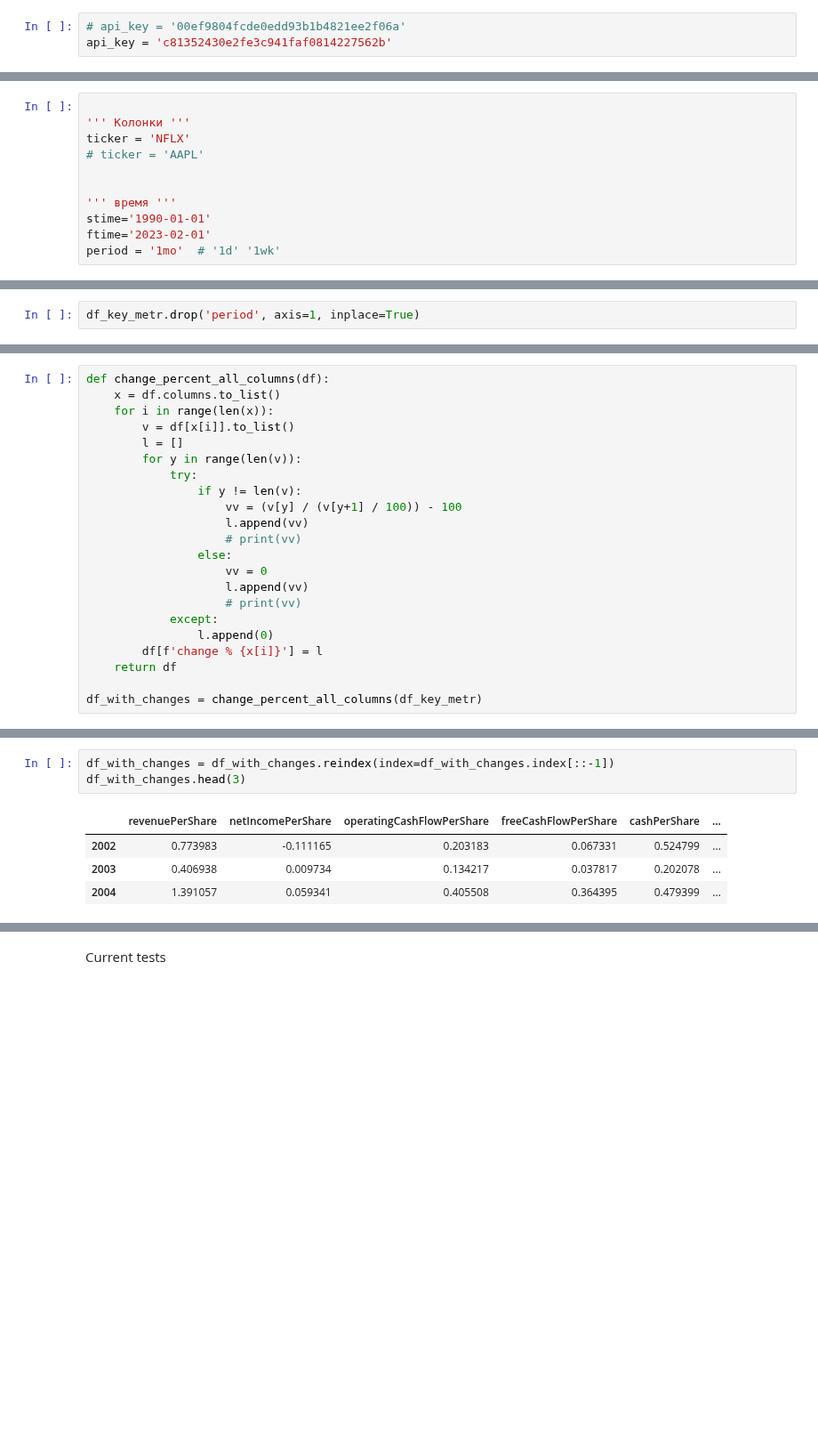
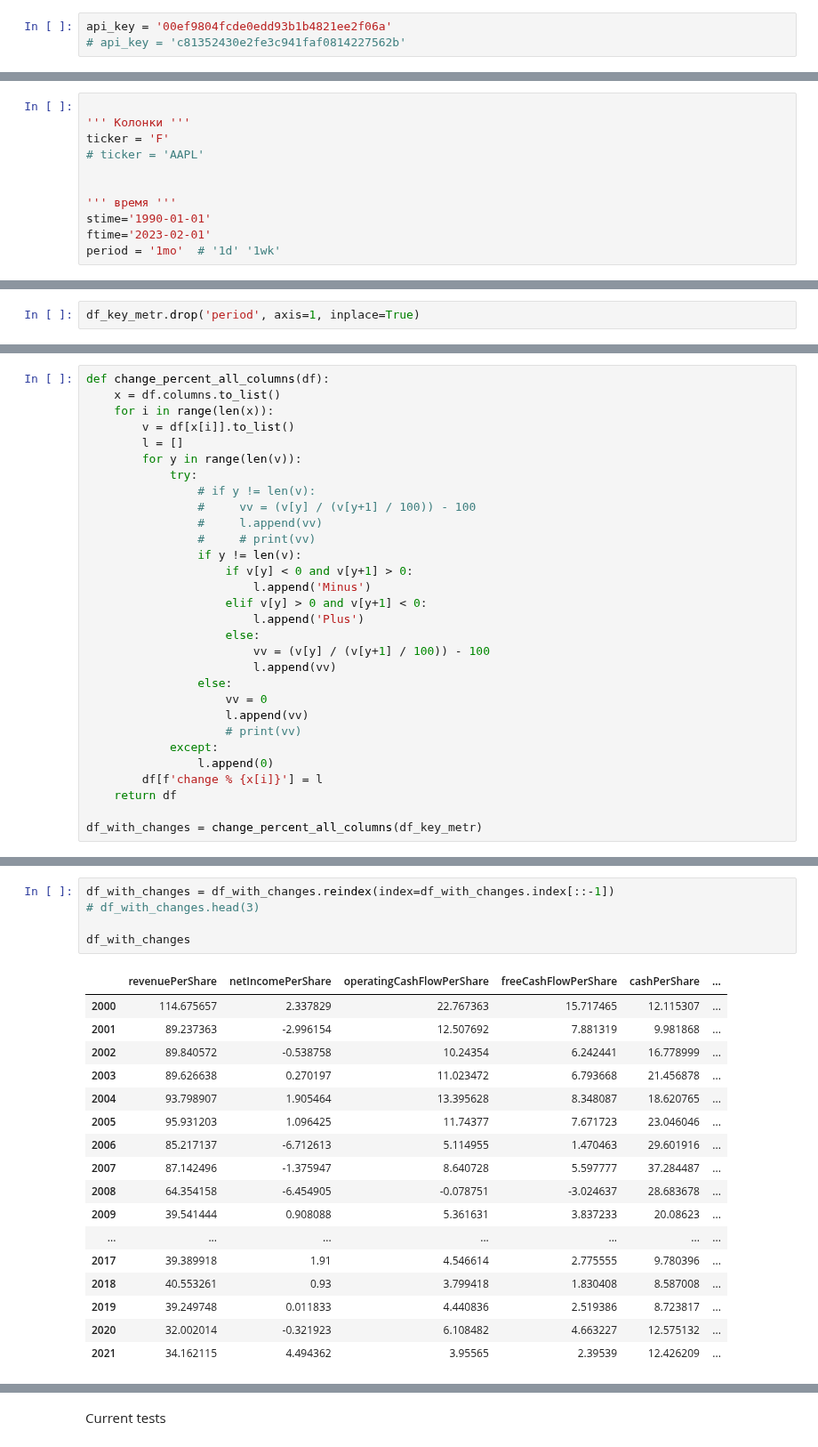
Before and after one commit to ChapnesAl/Tinkoff_Investment, a Jupyter notebook: lessons_and_tests/find_strs/fundamential/fa_module.ipynb, the cells around one changed output, grey strips where cells are left out. Shown at 89% size. Cells and saved outputs as stored; diff of their text form; blank space fills up the shorter version.

```diff
--- a/lessons_and_tests/find_strs/fundamential/fa_module.ipynb
+++ b/lessons_and_tests/find_strs/fundamential/fa_module.ipynb
@@ -13,14 +13,14 @@ pd.set_option('display.max_rows', 1000)
 pd.set_option('display.max_columns', 500)
 pd.set_option('display.width', 1000)
 # %%
-# api_key = '00ef9804fcde0edd93b1b4821ee2f06a'
-api_key = 'c81352430e2fe3c941faf0814227562b'
+api_key = '00ef9804fcde0edd93b1b4821ee2f06a'
+# api_key = 'c81352430e2fe3c941faf0814227562b'
 # %% [markdown]
 data
 # %%
 
 ''' Колонки '''
-ticker = 'NFLX'
+ticker = 'F'
 # ticker = 'AAPL'
 
 
@@ -176,10 +176,18 @@ def change_percent_all_columns(df):
         l = []
         for y in range(len(v)):
             try:
+                # if y != len(v):
+                #     vv = (v[y] / (v[y+1] / 100)) - 100
+                #     l.append(vv)
+                #     # print(vv)
                 if y != len(v):
-                    vv = (v[y] / (v[y+1] / 100)) - 100
-                    l.append(vv)
-                    # print(vv)
+                    if v[y] < 0 and v[y+1] > 0:
+                        l.append('Minus')
+                    elif v[y] > 0 and v[y+1] < 0:
+                        l.append('Plus')
+                    else:
+                        vv = (v[y] / (v[y+1] / 100)) - 100
+                        l.append(vv)
                 else:
                     vv = 0
                     l.append(vv)
@@ -213,8 +224,23 @@ df_with_changes.columns.to_list()
 # %%
 df_with_changes = df_with_changes.reindex(index=df_with_changes.index[::-1])
-df_with_changes.head(3)
+# df_with_changes.head(3)
+
+df_with_changes
 # %% [output]
 |  | revenuePerShare | netIncomePerShare | operatingCashFlowPerShare | freeCashFlowPerShare | cashPerShare | ... |
-| 2002 | 0.773983 | -0.111165 | 0.203183 | 0.067331 | 0.524799 | ... |
-| 2003 | 0.406938 | 0.009734 | 0.134217 | 0.037817 | 0.202078 | ... |
-| 2004 | 1.391057 | 0.059341 | 0.405508 | 0.364395 | 0.479399 | ... |
+| 2000 | 114.675657 | 2.337829 | 22.767363 | 15.717465 | 12.115307 | ... |
+| 2001 | 89.237363 | -2.996154 | 12.507692 | 7.881319 | 9.981868 | ... |
+| 2002 | 89.840572 | -0.538758 | 10.24354 | 6.242441 | 16.778999 | ... |
+| 2003 | 89.626638 | 0.270197 | 11.023472 | 6.793668 | 21.456878 | ... |
+| 2004 | 93.798907 | 1.905464 | 13.395628 | 8.348087 | 18.620765 | ... |
+| 2005 | 95.931203 | 1.096425 | 11.74377 | 7.671723 | 23.046046 | ... |
+| 2006 | 85.217137 | -6.712613 | 5.114955 | 1.470463 | 29.601916 | ... |
+| 2007 | 87.142496 | -1.375947 | 8.640728 | 5.597777 | 37.284487 | ... |
+| 2008 | 64.354158 | -6.454905 | -0.078751 | -3.024637 | 28.683678 | ... |
+| 2009 | 39.541444 | 0.908088 | 5.361631 | 3.837233 | 20.08623 | ... |
+| ... | ... | ... | ... | ... | ... | ... |
+| 2017 | 39.389918 | 1.91 | 4.546614 | 2.775555 | 9.780396 | ... |
+| 2018 | 40.553261 | 0.93 | 3.799418 | 1.830408 | 8.587008 | ... |
+| 2019 | 39.249748 | 0.011833 | 4.440836 | 2.519386 | 8.723817 | ... |
+| 2020 | 32.002014 | -0.321923 | 6.108482 | 4.663227 | 12.575132 | ... |
+| 2021 | 34.162115 | 4.494362 | 3.95565 | 2.39539 | 12.426209 | ... |
```
Also changed, not shown: parts of 19 cells of this notebook, 5 other files.
